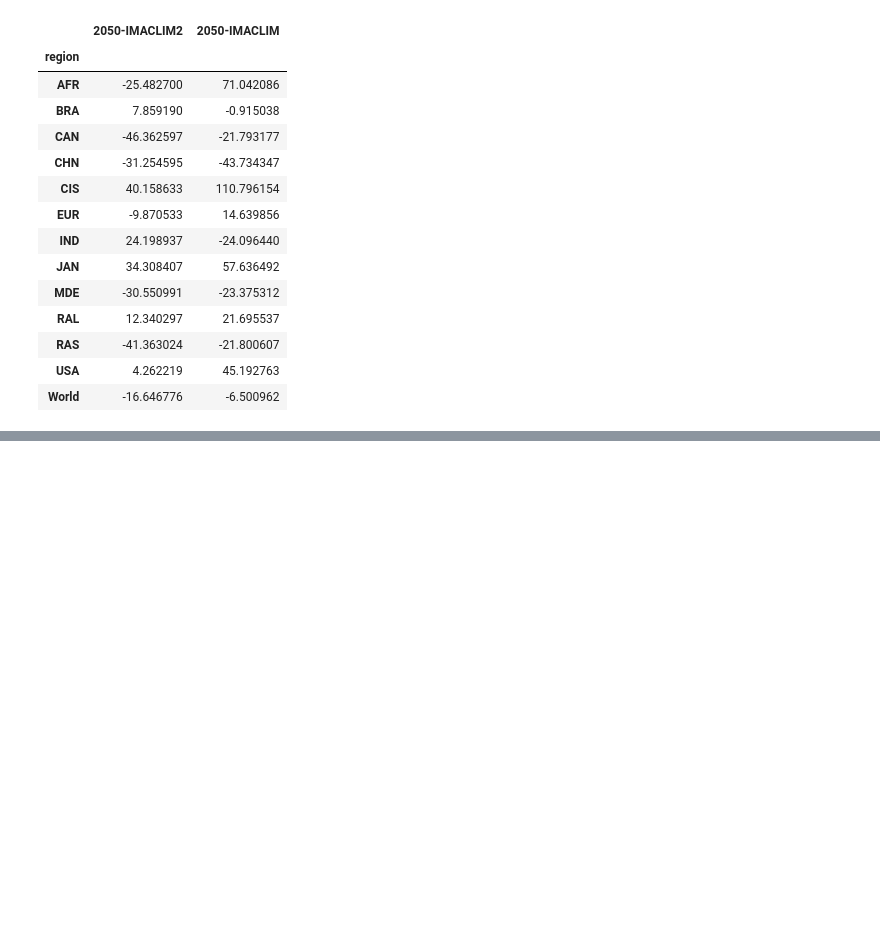
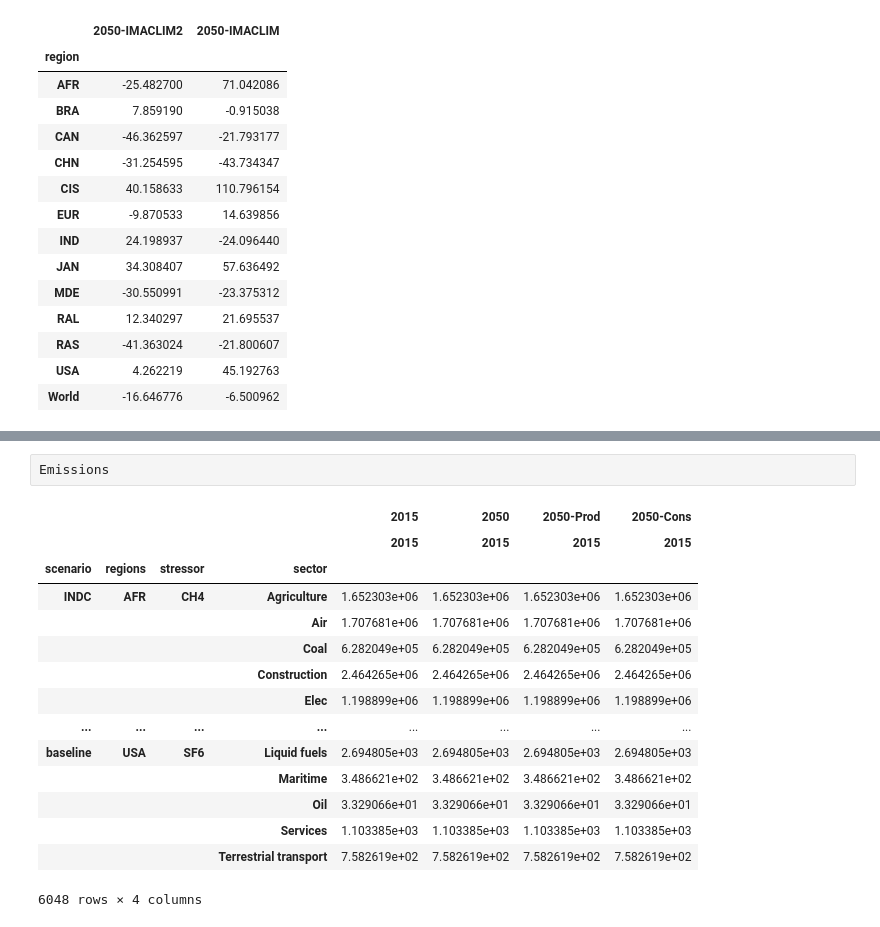
Before and after one commit to Maestrofinn/MatMat-Trade, a Jupyter notebook: IMACLIM_explo.ipynb, the cells around one changed output, grey strips where cells are left out. Saved outputs shown, nothing was run; the diff lists cells and outputs as text; blank space fills up the shorter version.

```diff
--- a/IMACLIM_explo.ipynb
+++ b/IMACLIM_explo.ipynb
@@ -424,0 +489,18 @@ percentage_error
+# %%
+Emissions
+# %% [output]
+|  |  |  |  | 2015 | 2050 | 2050-Prod | 2050-Cons |
+|  |  |  |  | 2015 | 2015 | 2015 | 2015 |
+| scenario | regions | stressor | sector |  |  |  |  |
+| INDC | AFR | CH4 | Agriculture | 1.652303e+06 | 1.652303e+06 | 1.652303e+06 | 1.652303e+06 |
+|  |  |  | Air | 1.707681e+06 | 1.707681e+06 | 1.707681e+06 | 1.707681e+06 |
+|  |  |  | Coal | 6.282049e+05 | 6.282049e+05 | 6.282049e+05 | 6.282049e+05 |
+|  |  |  | Construction | 2.464265e+06 | 2.464265e+06 | 2.464265e+06 | 2.464265e+06 |
+|  |  |  | Elec | 1.198899e+06 | 1.198899e+06 | 1.198899e+06 | 1.198899e+06 |
+| ... | ... | ... | ... | ... | ... | ... | ... |
+| baseline | USA | SF6 | Liquid fuels | 2.694805e+03 | 2.694805e+03 | 2.694805e+03 | 2.694805e+03 |
+|  |  |  | Maritime | 3.486621e+02 | 3.486621e+02 | 3.486621e+02 | 3.486621e+02 |
+|  |  |  | Oil | 3.329066e+01 | 3.329066e+01 | 3.329066e+01 | 3.329066e+01 |
+|  |  |  | Services | 1.103385e+03 | 1.103385e+03 | 1.103385e+03 | 1.103385e+03 |
+|  |  |  | Terrestrial transport | 7.582619e+02 | 7.582619e+02 | 7.582619e+02 | 7.582619e+02 |
+6048 rows × 4 columns
```
Also changed, not shown: parts of 2 cells of this notebook, 1 other file.
